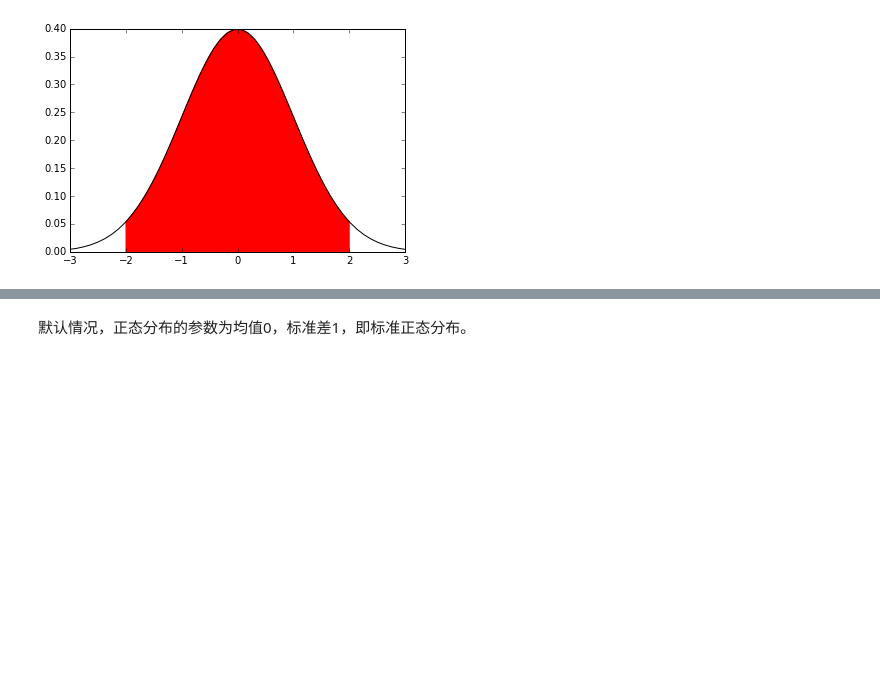
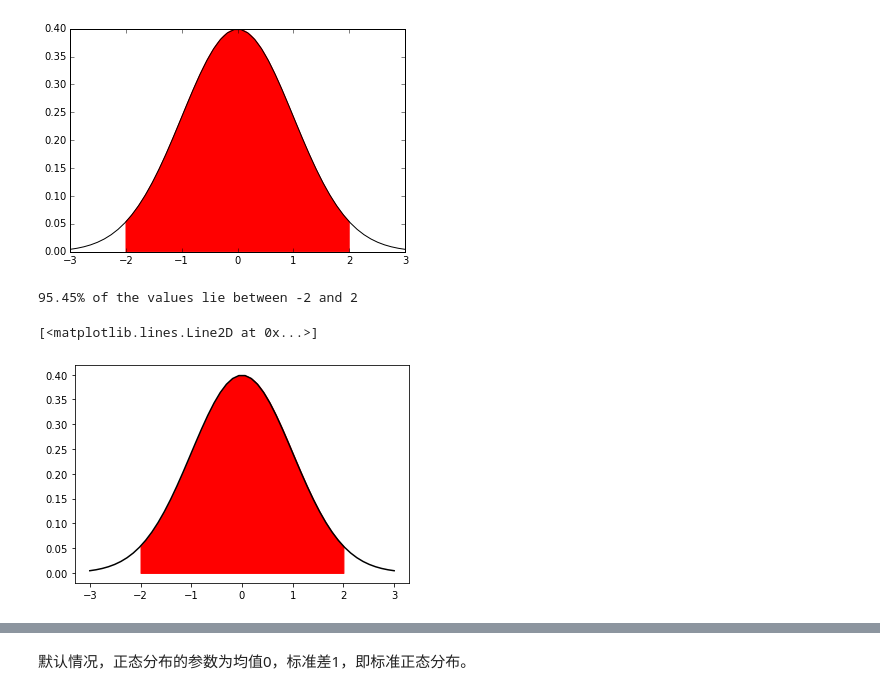
Before and after one commit to mockingtao/python_notes, a Jupyter notebook: 04-scipy/0403_概率统计方法.ipynb, the cells around one changed output, grey strips where cells are left out. Cells and saved outputs as stored; diff of their text form; code cells hidden in the pictures; blank space fills up the shorter version.

```diff
--- a/04-scipy/0403_概率统计方法.ipynb
+++ b/04-scipy/0403_概率统计方法.ipynb
@@ -168,3 +221,15 @@ plot(x, norm.pdf(x), 'k-')
 95.45% of the values lie between -2 and 2
 [<matplotlib.lines.Line2D at 0x...>]
 [figure]
+# %%
+# cc
+x1 = linspace(-2,2,108)
+p = trapz(norm.pdf(x1), x1)
+print('{:.2%} of the values lie between -2 and 2'.format(p))
+
+fill_between(x1, norm.pdf(x1), color='red')
+plot(x, norm.pdf(x), 'k-')
+# %% [output]
+95.45% of the values lie between -2 and 2
+[<matplotlib.lines.Line2D at 0x...>]
+[figure, added]
```
Also changed, not shown: parts of 10 cells of this notebook.
